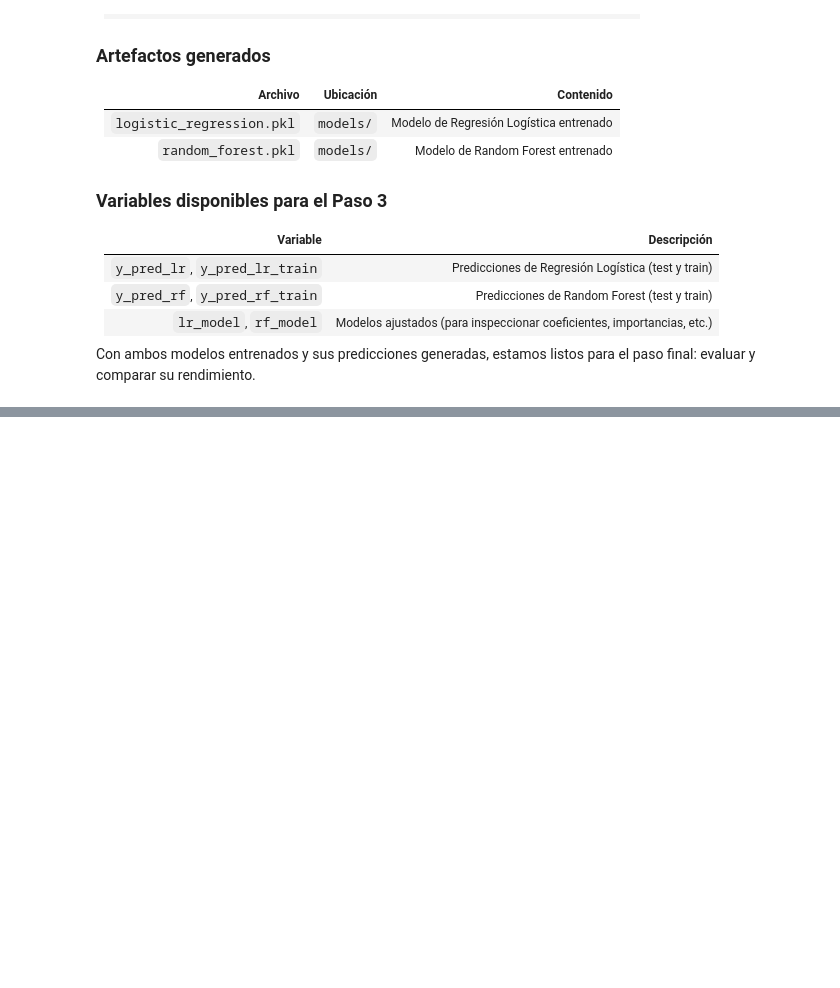
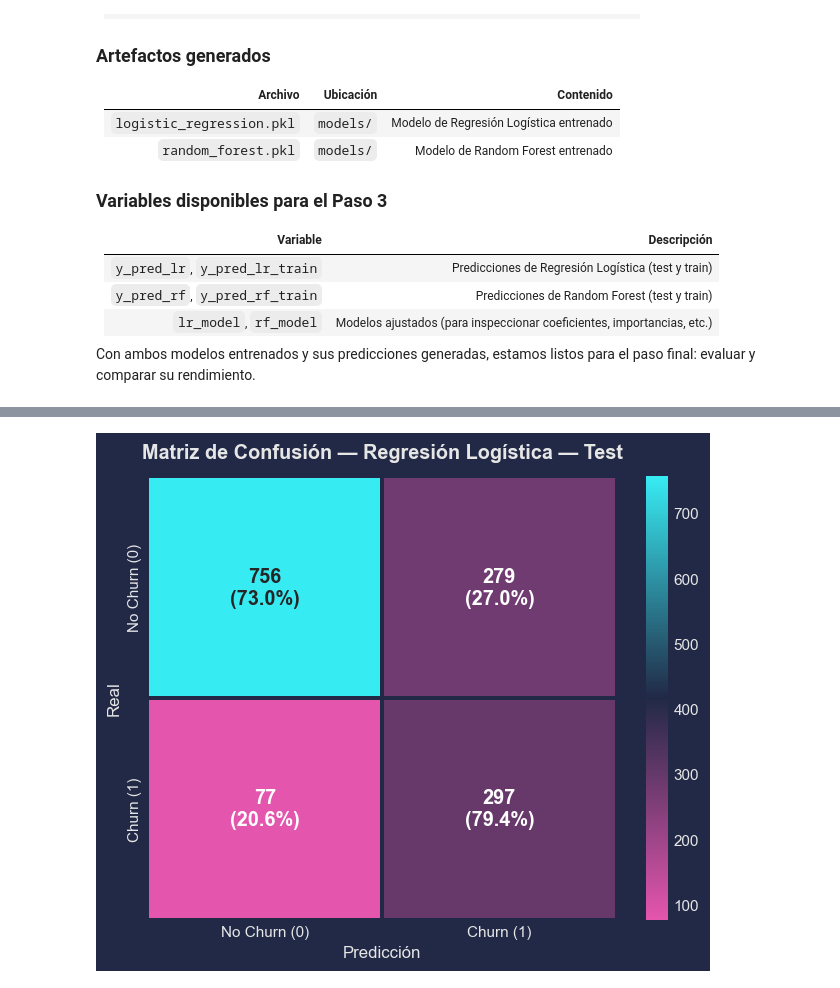
Before and after one commit to marianoInsa/ONE-TelecomX-2, a Jupyter notebook: notebooks/03_modelado_predictivo.ipynb, the cells around one changed output, grey strips where cells are left out. Saved outputs shown, nothing was run; the diff lists cells and outputs as text; code cells hidden in the pictures; blank space fills up the shorter version.

Commit message:
add: modelado predictivo | añadir la evaluación de los modelos

```diff
--- a/notebooks/03_modelado_predictivo.ipynb
+++ b/notebooks/03_modelado_predictivo.ipynb
@@ -473,0 +508,8 @@ Cada modelo será evaluado con las métricas de clasificación estándar — Acc
+# %%
+eval_lr = evaluate_model(
+    "Regresión Logística",
+    y_test,
+    y_pred_lr,
+    y_train_true=y_train_bal,
+    y_pred_train=y_pred_lr_train,
+)
@@ -473,0 +532,4 @@ Cada modelo será evaluado con las métricas de clasificación estándar — Acc
+# %%
+plot_confusion_matrix(eval_lr["test"]["cm"], "Regresión Logística — Test")
+# %% [output]
+[figure, added]
```
Also changed, not shown: parts of 16 cells of this notebook, 2 other files.
